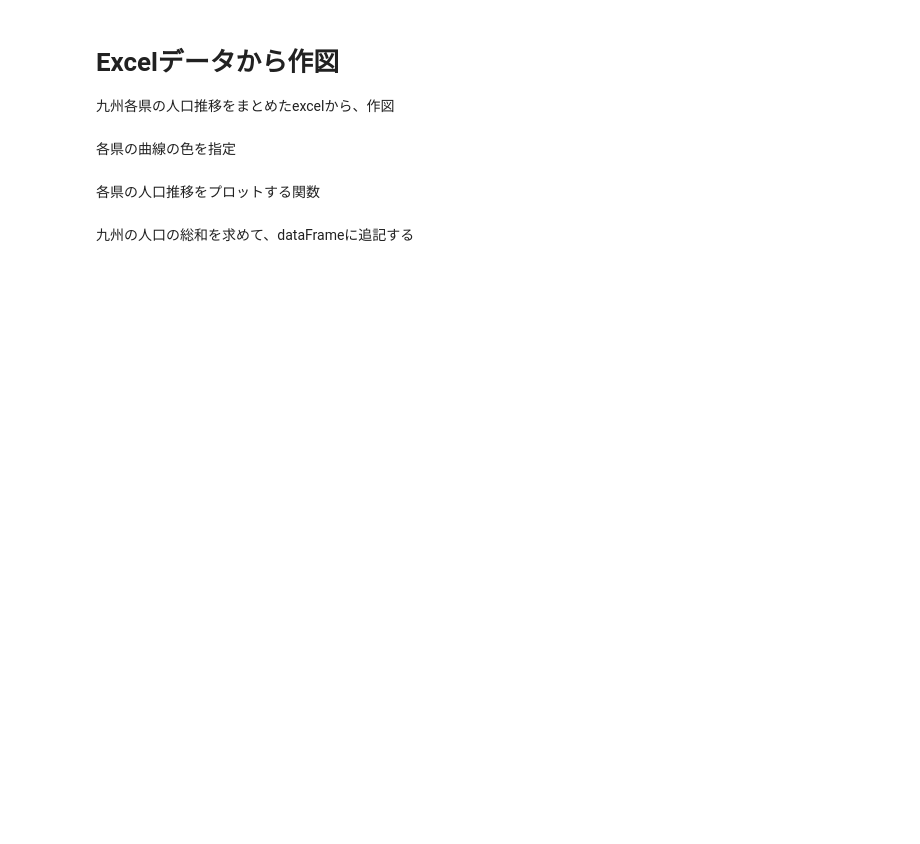
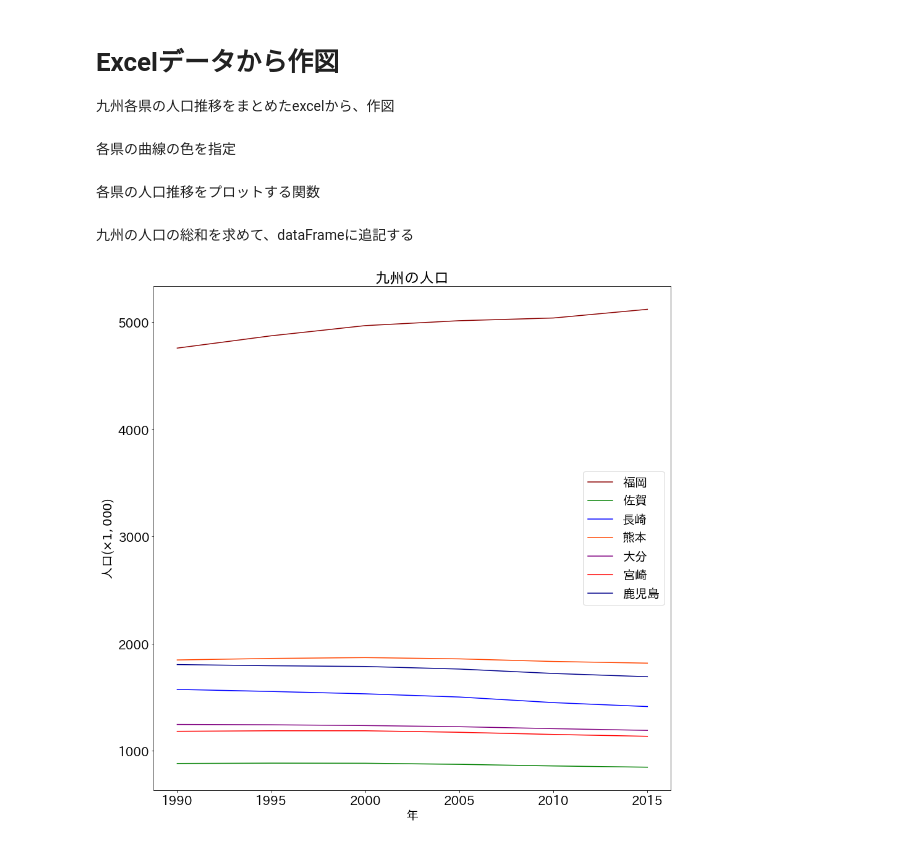
Before and after one commit to first-programming-saga/SagaPopulation, a Jupyter notebook: KyushuPopulation.ipynb, the cells around one changed output. Cells and saved outputs as stored; diff of their text form; code cells hidden in the pictures; blank space fills up the shorter version.

```diff
--- a/KyushuPopulation.ipynb
+++ b/KyushuPopulation.ipynb
@@ -22,7 +22,7 @@ colors={
 # %% [markdown]
 各県の人口推移をプロットする関数
 # %%
-def drawTimeSequence(df): #dataFrameを受け取る
+def drawTimeSequence(df :pandas.DataFrame): #dataFrameを受け取る
     for pref in df.index: #各行にある県名を取得
         ser = df.loc[pref] #一行のデータ（時系列）を取得
         #一行のデータをプロットし、ラベルとして県名を設定
@@ -36,17 +36,19 @@ def totalPopulation(df):
 # %%
 filename = 'KyushuPopulation.xlsx'
 with pandas.ExcelFile(filename) as f:
     df = pandas.read_excel(f)
 df.set_index('県', inplace = True) #左端のカラムにインデクスを設定
 #totalPopulation(df)
 #図の準備
-plt.figure(figsize = (15, 15))
+plt.figure(figsize = (15, 15), facecolor = 'white')
 plt.rcParams['font.size'] = 20
 plt.title('九州の人口')
 plt.xlabel('年')
 plt.ylabel('人口($\\times1,000$)')
 #各県のデータをプロット
 drawTimeSequence(df)
 
 plt.legend()
 plt.show()
+# %% [output]
+[figure, added]
```
Also changed, not shown: parts of 1 cell of this notebook, 1 other file.
